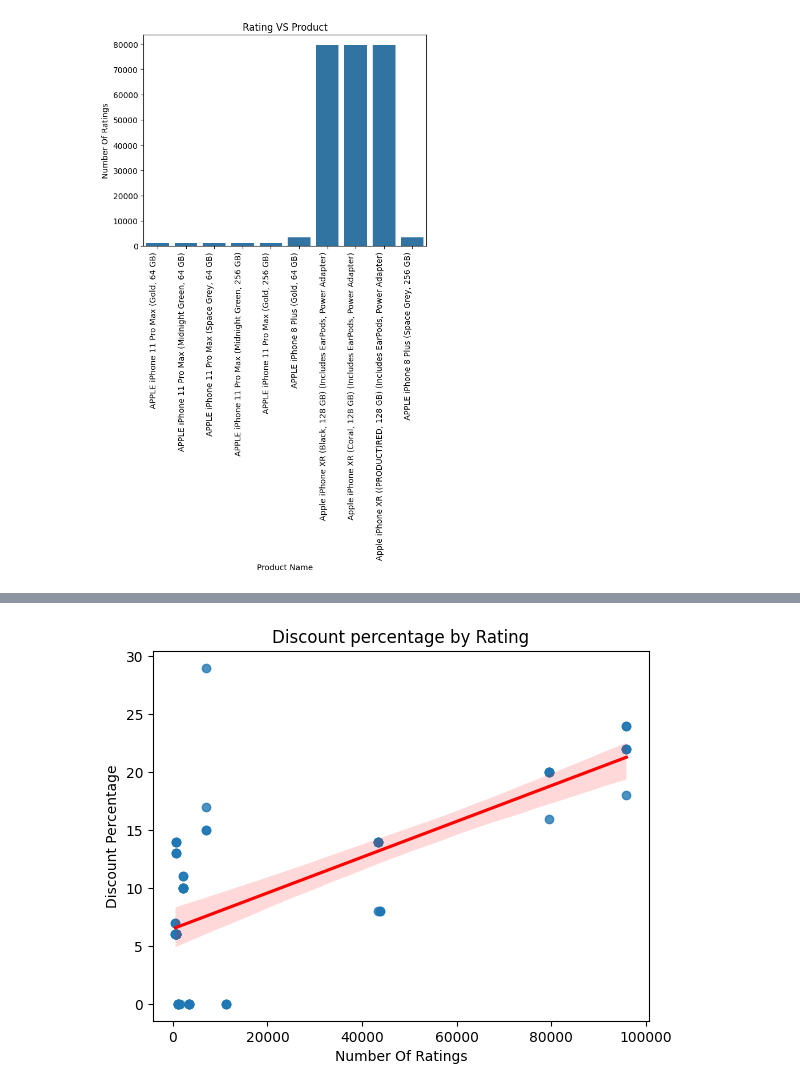
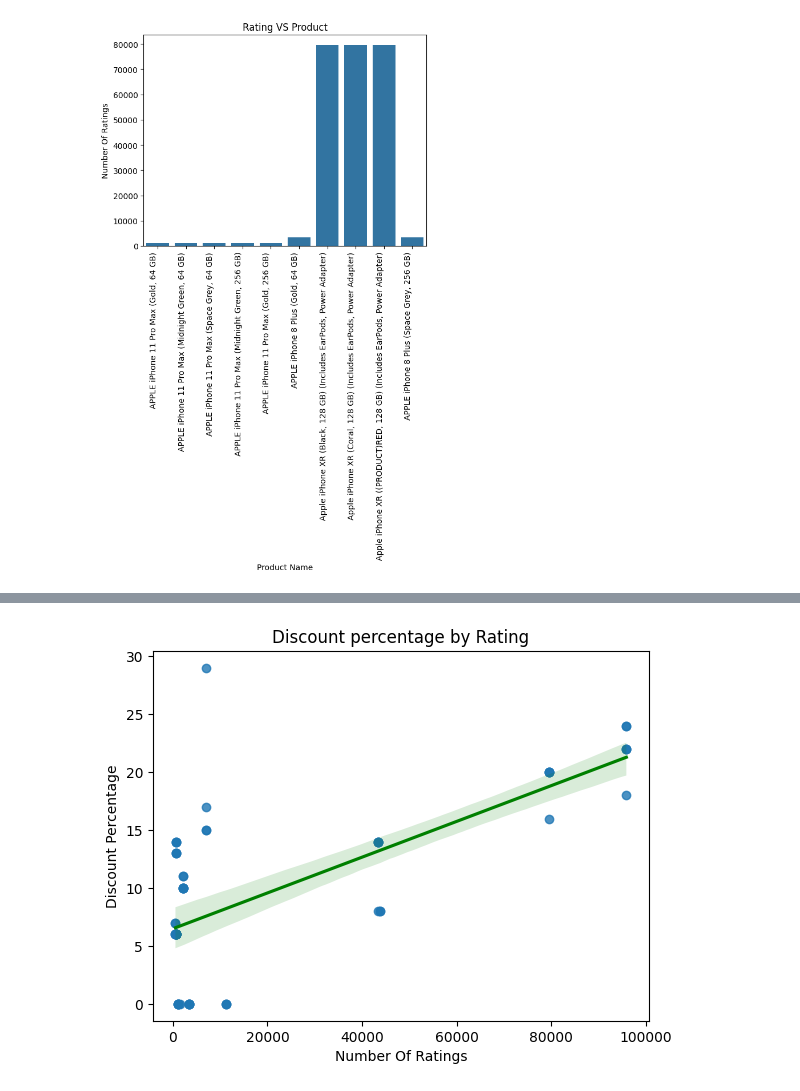
Before and after one commit to ayush69005/python-project, a Jupyter notebook: project101.ipynb, the cells around one changed output, grey strips where cells are left out. Drawn from its saved outputs; the diff is of its cells as text; code cells hidden in the pictures.

```diff
--- a/project101.ipynb
+++ b/project101.ipynb
@@ -130,11 +130,11 @@ plt.show()
 # %%
 # plotting graph to represent discount percentage by number of rating:
 Graph3= sns.regplot(data=dataset,
                      x= 'Number Of Ratings',
                        y=  'Discount Percentage',
                          scatter=True,
-                           line_kws={"color": "red"})
+                           line_kws={"color": "green"})
 plt.title('Discount percentage by Rating')
 plt.show()
 # %% [output]
-[figure, old version]
+[figure, new version]
```
Also changed, not shown: parts of 1 cell of this notebook.
